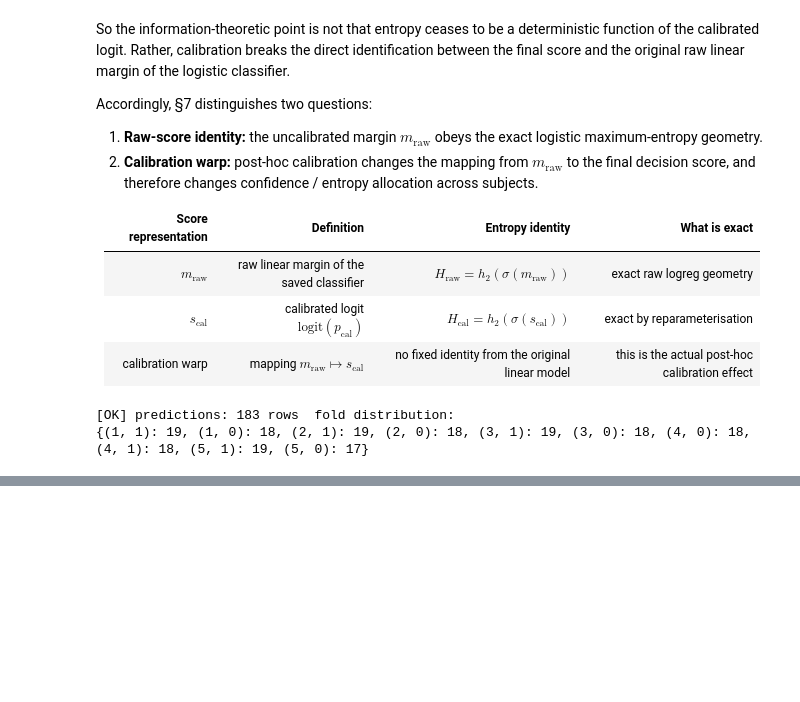
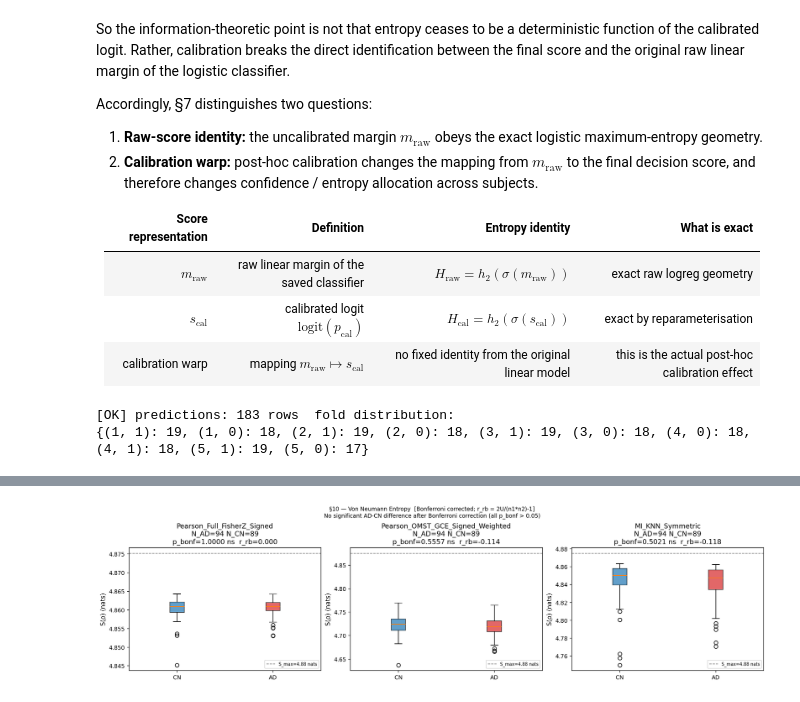
Before and after one commit to SantiagoVBlasL/vae_AD, a Jupyter notebook: notebooks/07_information_theory.ipynb, the cells around one changed output, grey strips where cells are left out. Saved outputs shown, nothing was run; the diff lists cells and outputs as text; code cells hidden in the pictures; blank space fills up the shorter version.

```diff
--- a/notebooks/07_information_theory.ipynb
+++ b/notebooks/07_information_theory.ipynb
@@ -3111,0 +3184,82 @@ calibrated_probability / calibrated_logit 0.824886 0.105167 0.179901  0.543209
+# %%
+if "df_vn" not in dir():
+    print("[SKIP] §10b")
+else:
+    N_TESTS = C_   # number of channels tested (Bonferroni denominator)
+    stat_rows = []
+    for ch in CHANNEL_NAMES:
+        sub_  = df_vn[df_vn["channel"]==ch]
+        ad_s  = sub_[sub_["group"].str.upper()=="AD"]["S_von_neumann"].dropna().values
+        cn_s  = sub_[sub_["group"].str.upper()=="CN"]["S_von_neumann"].dropna().values
+        if len(ad_s)>1 and len(cn_s)>1:
+            U_, pval_ = mannwhitneyu(ad_s, cn_s, alternative="two-sided")
+            n1, n2 = len(ad_s), len(cn_s)
+            theta_cl = float(U_/(n1*n2))          # common-language effect size
+            r_rb     = float(2*U_/(n1*n2) - 1)    # rank-biserial (corrected v2)
+            p_bonf   = float(min(1., pval_*N_TESTS))
+        else:
+            U_=pval_=theta_cl=r_rb=p_bonf=np.nan; n1=len(ad_s); n2=len(cn_s)
+        stat_rows.append({
+            "channel":ch,
+            "N_AD":n1,"N_CN":n2,
+            "mean_S_AD":float(np.mean(ad_s)) if len(ad_s) else np.nan,
+            "mean_S_CN":float(np.mean(cn_s)) if len(cn_s) else np.nan,
+            "std_S_AD": float(np.std(ad_s))  if len(ad_s) else np.nan,
+            "std_S_CN": float(np.std(cn_s))  if len(cn_s) else np.nan,
+            "delta_S_AD_minus_CN":float(np.mean(ad_s)-np.mean(cn_s)) if (len(ad_s)and len(cn_s)) else np.nan,
+            "MWU_U":float(U_),
+            "p_value_uncorrected":float(pval_),
+            "p_value_bonferroni":float(p_bonf),
+            "common_lang_effect_size_theta":float(theta_cl),
+            "rank_biserial_r_rb":float(r_rb),
+            "S_max_nats":S_MAX,
+        })
+    df_vn_stats = pd.DataFrame(stat_rows)
+    print("Von Neumann group comparison (AD vs CN, Bonferroni corrected):")
+    print(df_vn_stats[["channel","N_AD","N_CN","mean_S_AD","mean_S_CN",
+                        "p_value_uncorrected","p_value_bonferroni","rank_biserial_r_rb"]].round(5).to_string(index=False))
+    save_table(df_vn_stats, "10_von_neumann_group_stats_corrected.csv")
+
+    fig, axes = plt.subplots(1,C_,figsize=(5*C_,4))
+    if C_==1: axes=[axes]
+    for ci,ch in enumerate(CHANNEL_NAMES):
+        ax=axes[ci]; sub_vn=df_vn[df_vn["channel"]==ch]
+        known=[g for g in sub_vn["group"].str.upper().unique() if g in ("AD","CN")]
+        data_p=[sub_vn[sub_vn["group"].str.upper()==g]["S_von_neumann"].dropna().values for g in ["CN","AD"] if g in known]
+        lbl_p=[g for g in ["CN","AD"] if g in known]
+        if data_p:
+            bp_=ax.boxplot(data_p,labels=lbl_p,patch_artist=True,notch=False)
+            for patch,lbl in zip(bp_["boxes"],lbl_p):
+                patch.set_facecolor(PALETTE[lbl]); patch.set_alpha(0.7)
+        ax.axhline(S_MAX,color="gray",lw=1,ls="--",label=f"S_max={S_MAX:.2f} nats")
+        row_=df_vn_stats[df_vn_stats["channel"]==ch].iloc[0]
+        _sig_marker = "*" if row_["p_value_bonferroni"] < 0.05 else "ns"
+        ax.set_title(
+            f"{ch}\n"
+            f"N_AD={int(row_['N_AD'])} N_CN={int(row_['N_CN'])}\n"
+            f"p_bonf={row_['p_value_bonferroni']:.4f} {_sig_marker}  r_rb={row_['rank_biserial_r_rb']:.3f}"
+        )
+        ax.set_ylabel("S(ρ) (nats)"); ax.legend(fontsize=7)
+    _n_sig = int((df_vn_stats["p_value_bonferroni"] < 0.05).sum())
+    _sig_channels = df_vn_stats.loc[df_vn_stats["p_value_bonferroni"]<0.05,"channel"].tolist()
+    if _n_sig == 0:
+        _interp = "No significant AD-CN difference after Bonferroni correction (all p_bonf > 0.05)"
+    elif _n_sig == C_:
+        _interp = f"All {C_} channels significant after Bonferroni"
+    else:
+        _sig_short = [c.split("_")[0] for c in _sig_channels]
+        _interp = f"Significant (Bonferroni): {', '.join(_sig_short)}"
+    fig.suptitle(
+        "§10 — Von Neumann Entropy  [Bonferroni corrected; r_rb = 2U/(n1*n2)-1]\n" + _interp,
+        fontsize=9
+    )
+    savefig("10_von_neumann_entropy_by_group.png", fig)
+    save_latex(
+        df_vn_stats[["channel","N_AD","N_CN","mean_S_AD","mean_S_CN",
+                     "p_value_uncorrected","p_value_bonferroni","rank_biserial_r_rb"]].round(5),
+        "10_von_neumann_group_stats_corrected.csv",
+        caption="Von Neumann entropy: AD vs CN (Mann-Whitney U, Bonferroni corrected across 3 channels). S(\\rho) in nats; $r_{rb} = 2U/(n_1 n_2)-1$.",
+        label="tab:vne_group_stats"
+    )
+    print("[OK] §10b done")
+# %% [output]
@@ -3111,0 +3272 @@ calibrated_probability / calibrated_logit 0.824886 0.105167 0.179901  0.543209
+[figure, added]
```
Also changed, not shown: parts of 18 cells of this notebook, 21 other files.
